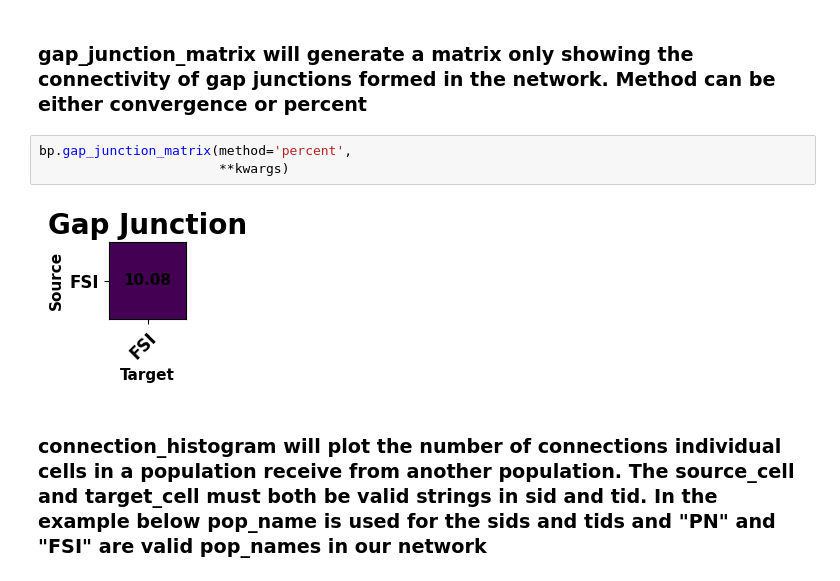
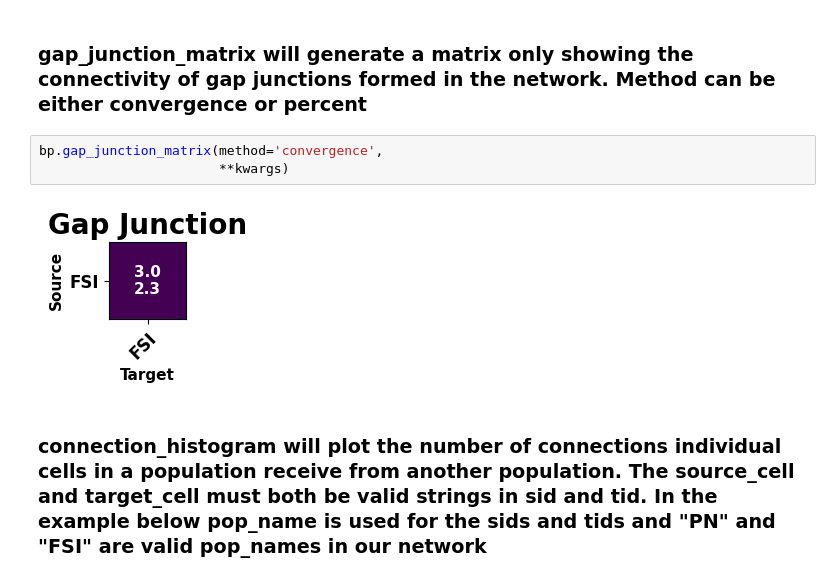
Before and after one commit to cyneuro/bmtool, a Jupyter notebook: examples/bmplot/bmplot.ipynb, the cells around one changed output. Cells and saved outputs as stored; diff of their text form.

```diff
--- a/examples/bmplot/bmplot.ipynb
+++ b/examples/bmplot/bmplot.ipynb
@@ -175,10 +178,10 @@ bp.divergence_connection_matrix(**kwargs)
 # %% [markdown]
 ### gap_junction_matrix will generate a matrix only showing the connectivity of gap junctions formed in the network. Method can be either convergence or percent
 # %%
-bp.gap_junction_matrix(method='percent',
+bp.gap_junction_matrix(method='convergence',
                        **kwargs)
 # %% [output]
-[figure, old version]
+[figure, new version]
 # %% [markdown]
 ### connection_histogram will plot the number of connections individual cells in a population receive from another population. The source_cell and target_cell must both be valid strings in sid and tid. In the example below pop_name is used for the sids and tids and "PN" and "FSI" are valid pop_names in our network
 # %%
```
Also changed, not shown: parts of 24 cells of this notebook, 6 other files.
